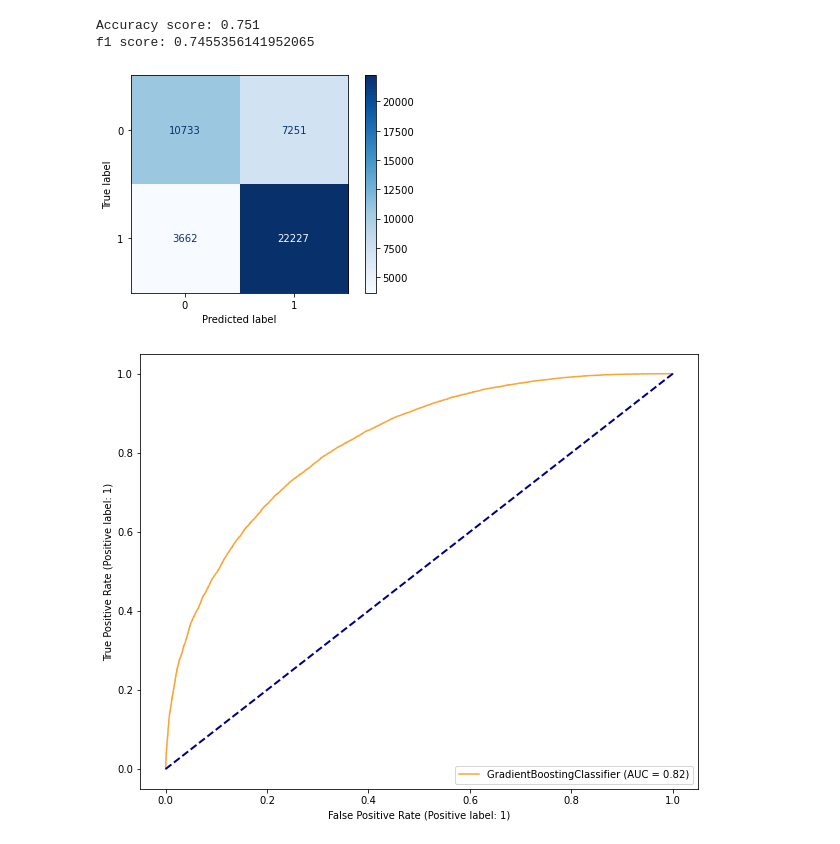
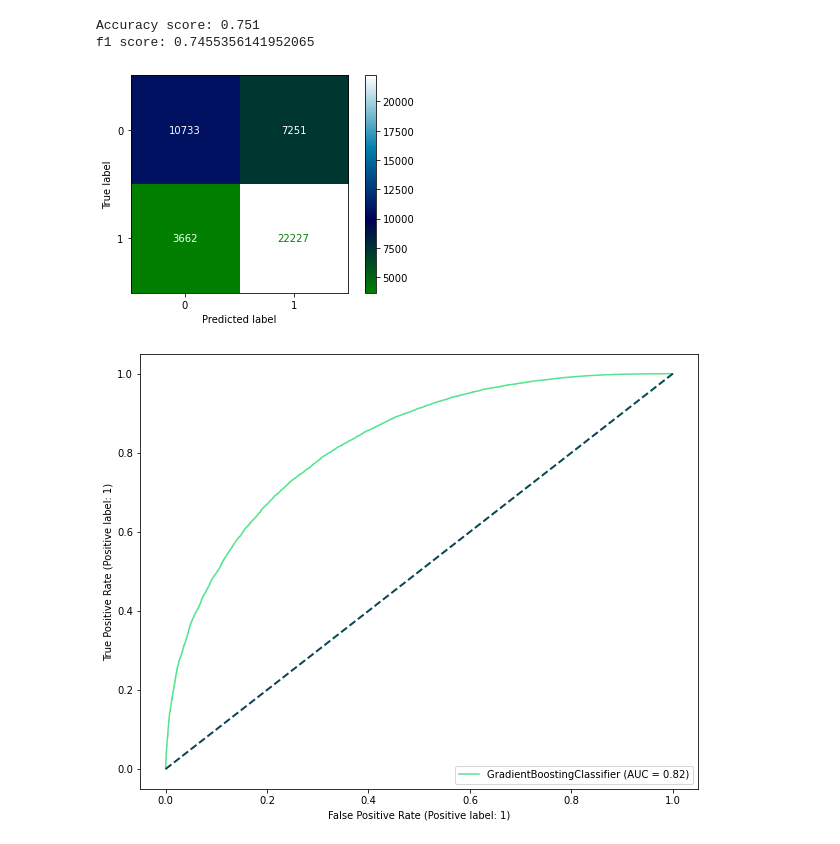
Before and after one commit to alicetsai1020/campaigns_on_kickstarter, a Jupyter notebook: models.ipynb, the cells around one changed output. Cells and saved outputs as stored; diff of their text form; code cells hidden in the pictures.

Commit message:
color scheme

```diff
--- a/models.ipynb
+++ b/models.ipynb
@@ -266,13 +275,13 @@ Accuracy score: 0.751
 f1 score: 0.7455356141952065
 # %%
 # Confusion matrix
-plot_confusion_matrix(gb, X_test, y_test, cmap=plt.cm.Blues);
+plot_confusion_matrix(gb, X_test, y_test, cmap=plt.cm.ocean);
 # %% [output]
-[figure, old version]
+[figure, new version]
 # %%
 fig,ax=plt.subplots(figsize=(10,8))
 gb_roc = plot_roc_curve(gb, X_test, y_test, ax=ax,
-                        alpha=0.8, color='darkorange')
-ax.plot([0, 1], [0, 1], color='navy', lw=2, linestyle='--');
+                        alpha=0.8, color='#2bde73')
+ax.plot([0, 1], [0, 1], color='#074751', lw=2, linestyle='--');
 # %% [output]
-[figure, old version]
+[figure, new version]
```
Also changed, not shown: parts of 7 cells of this notebook.
